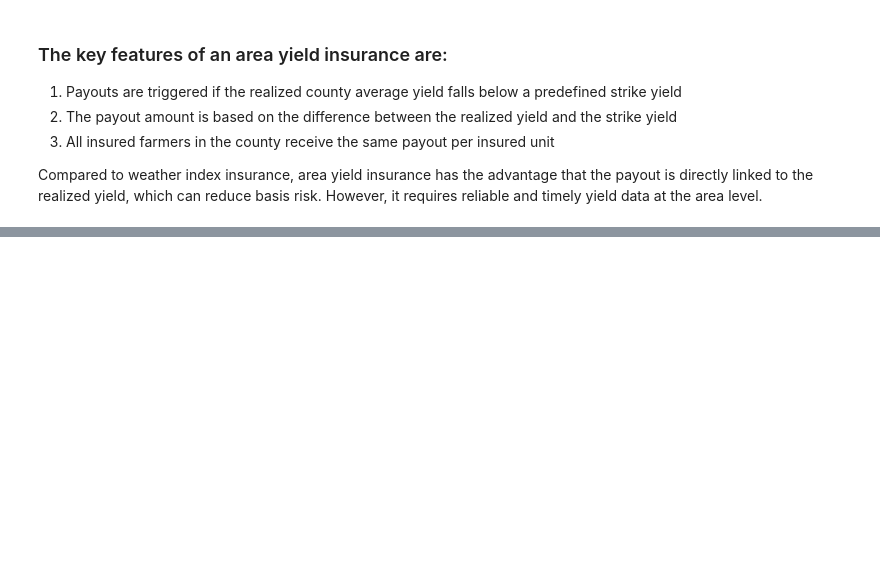
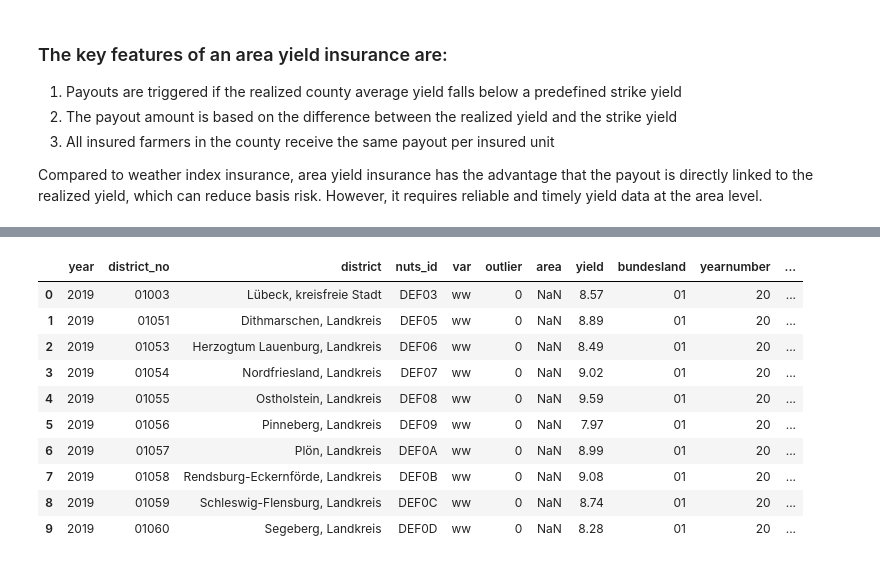
Before and after one commit to lwschm/RiskManangementHUBerlin, a Jupyter notebook: src/cropinsurance.ipynb, the cells around one changed output, grey strips where cells are left out. Cells and saved outputs as stored; diff of their text form; code cells hidden in the pictures; blank space fills up the shorter version.

```diff
--- a/src/cropinsurance.ipynb
+++ b/src/cropinsurance.ipynb
@@ -142,3 +132,8 @@ data = data.dropna(subset=['yield'])
 # %%
+# drop na in yield
+data = data.dropna(subset=['yield'])
 # only consider consider districts with 22 observations
 data = data.groupby('district_no').filter(lambda x: len(x) == 22)
+# some descriptive statistics
+data.describe()
+data['yearnumber']  = data['year'] + 1 - 2000
@@ -163,0 +208,16 @@ data_test = data[data['year'] >= 2019]
+# %%
+# merge with data_test
+data_test = pd.merge(data_test, data_train_grouped, on='bundesland', how='left')
+data_test.head(10)
+# %% [output]
+|  | year | district_no | district | nuts_id | var | outlier | area | yield | bundesland | yearnumber | ... |
+| 0 | 2019 | 01003 | Lübeck, kreisfreie Stadt | DEF03 | ww | 0 | NaN | 8.57 | 01 | 20 | ... |
+| 1 | 2019 | 01051 | Dithmarschen, Landkreis | DEF05 | ww | 0 | NaN | 8.89 | 01 | 20 | ... |
+| 2 | 2019 | 01053 | Herzogtum Lauenburg, Landkreis | DEF06 | ww | 0 | NaN | 8.49 | 01 | 20 | ... |
+| 3 | 2019 | 01054 | Nordfriesland, Landkreis | DEF07 | ww | 0 | NaN | 9.02 | 01 | 20 | ... |
+| 4 | 2019 | 01055 | Ostholstein, Landkreis | DEF08 | ww | 0 | NaN | 9.59 | 01 | 20 | ... |
+| 5 | 2019 | 01056 | Pinneberg, Landkreis | DEF09 | ww | 0 | NaN | 7.97 | 01 | 20 | ... |
+| 6 | 2019 | 01057 | Plön, Landkreis | DEF0A | ww | 0 | NaN | 8.99 | 01 | 20 | ... |
+| 7 | 2019 | 01058 | Rendsburg-Eckernförde, Landkreis | DEF0B | ww | 0 | NaN | 9.08 | 01 | 20 | ... |
+| 8 | 2019 | 01059 | Schleswig-Flensburg, Landkreis | DEF0C | ww | 0 | NaN | 8.74 | 01 | 20 | ... |
+| 9 | 2019 | 01060 | Segeberg, Landkreis | DEF0D | ww | 0 | NaN | 8.28 | 01 | 20 | ... |
```
Also changed, not shown: parts of 18 cells of this notebook, 1 other file.
